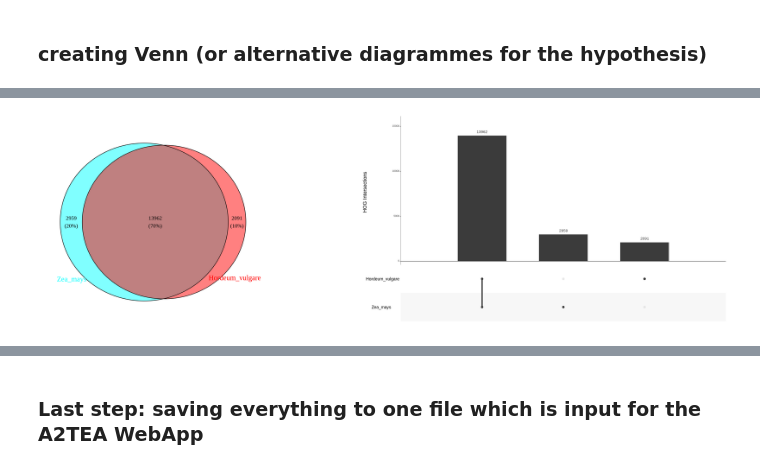
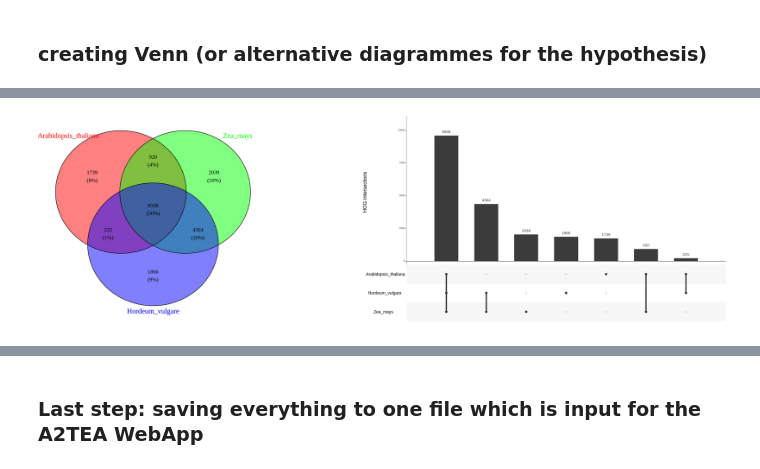
Before and after one commit to tgstoecker/A2TEA.Workflow, a Jupyter notebook: final_tea_datasets.ipynb, the cells around one changed output, grey strips where cells are left out. Saved outputs shown, nothing was run; the diff lists cells and outputs as text; code cells hidden in the pictures.

```diff
--- a/final_tea_datasets.ipynb
+++ b/final_tea_datasets.ipynb
@@ -279,7 +280,8 @@ setClass("hypothesis",
                                   number="character",
                                   expanded_in ="character",
                                   compared_to="character",
-                                  expanded_OGs="list"))
+                                  expanded_OGs="list",
+                                  species_tree="phylo"))
 #                                  ortho_intersect_plot="gg"))
 
 
@@ -305,6 +307,11 @@ for (hypothesis in hypotheses$hypothesis) {
                                pattern = "*",
                                full.names=FALSE)
     expanded_OGs_short <- str_sub(expanded_OGs, end=-5)
+
+    # assign or subset the orthofinder species_tree based on the current hypothesis
+    speciesTree <- ape::keep.tip(read.tree("orthofinder/final-results/Species_Tree/SpeciesTree_rooted_node_labels.txt"),
+                                 c(unlist(str_split(hypotheses$expanded_in[hypothesis], ";")),
+                                   unlist(str_split(hypotheses$compared_to[hypothesis], ";"))))
 
 
     #create empty list
@@ -332,7 +339,8 @@ for (hypothesis in hypotheses$hypothesis) {
                   number=as.character(hypothesis),
                   expanded_in=unlist(str_split(hypotheses$expanded_in[hypothesis], ";")),
                   compared_to=unlist(str_split(hypotheses$compared_to[hypothesis], ";")),
-                  expanded_OGs=t))#,
+                  expanded_OGs=t,
+                  species_tree=speciesTree))#,
 #                  ortho_intersect_plot=NULL))
 }
 
@@ -605,4 +619,4 @@ Warning message in rm(Genotype1, Genotype2, Genotype3):
 # %%
-Ortho_intersect_plots[[2]]
+Ortho_intersect_plots[[1]]
 # %% [output]
-[figure, old version]
+[figure, new version]
```
Also changed, not shown: parts of 10 cells of this notebook.
